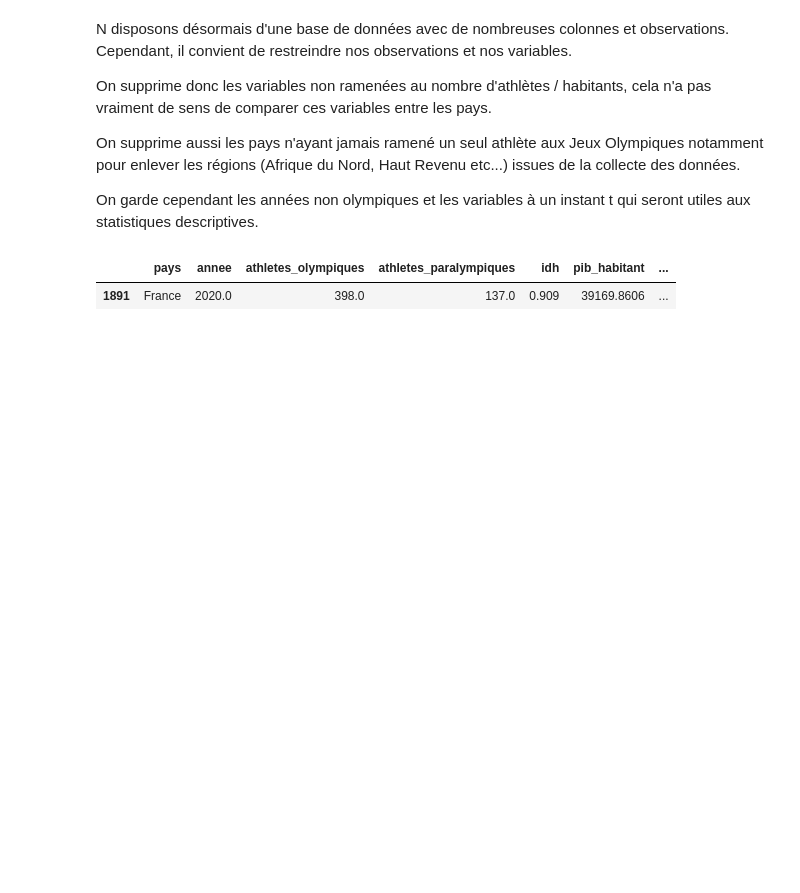
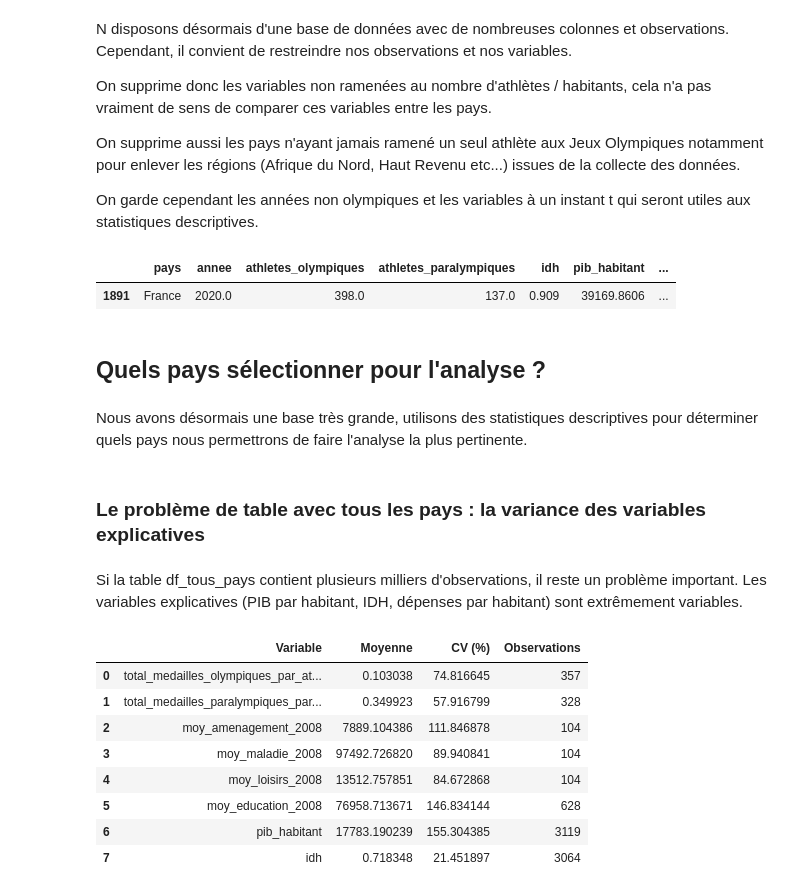
Before and after one commit to Eloi-du-77/Projet-Python, a Jupyter notebook: Notebook.ipynb, the cells around one changed output. Cells and saved outputs as stored; diff of their text form; code cells hidden in the pictures; blank space fills up the shorter version.

Commit message:
poursuite du Notebook, il reste que les stats descriptives et l'analyse

```diff
--- a/Notebook.ipynb
+++ b/Notebook.ipynb
@@ -457,3 +469,29 @@ df_merge.query("pays == 'France' and annee == 2020") #NB Dans ce notebook, on n'
 # %% [output]
 |  | pays | annee | athletes_olympiques | athletes_paralympiques | idh | pib_habitant | ... |
 | 1891 | France | 2020.0 | 398.0 | 137.0 | 0.909 | 39169.8606 | ... |
+# %% [markdown]
+<a id="sel_pays"></a>
+## Quels pays sélectionner pour l'analyse ?
+# %% [markdown]
+Nous avons désormais une base très grande, utilisons des statistiques descriptives pour déterminer quels pays nous permettrons de faire l'analyse la plus pertinente.
+# %% [markdown]
+<a id="bases"></a>
+### Le problème de table avec tous les pays : la variance des variables explicatives
+# %% [markdown]
+Si la table df_tous_pays contient plusieurs milliers d'observations, il reste un problème important. Les variables explicatives (PIB par habitant, IDH, dépenses par habitant) sont extrêmement variables.
+# %%
+from statistiques_descriptives.Stat_descr import coef_variation
+
+df_tous_pays=pd.read_pickle("Toutes_les_df_agregees/df_tous_pays.pkl")
+
+coef_variation(df_tous_pays)
+# %% [output]
+|  | Variable | Moyenne | CV (%) | Observations |
+| 0 | total_medailles_olympiques_par_at... | 0.103038 | 74.816645 | 357 |
+| 1 | total_medailles_paralympiques_par... | 0.349923 | 57.916799 | 328 |
+| 2 | moy_amenagement_2008 | 7889.104386 | 111.846878 | 104 |
+| 3 | moy_maladie_2008 | 97492.726820 | 89.940841 | 104 |
+| 4 | moy_loisirs_2008 | 13512.757851 | 84.672868 | 104 |
+| 5 | moy_education_2008 | 76958.713671 | 146.834144 | 628 |
+| 6 | pib_habitant | 17783.190239 | 155.304385 | 3119 |
+| 7 | idh | 0.718348 | 21.451897 | 3064 |
```
Also changed, not shown: parts of 11 cells of this notebook, 7 other files.
